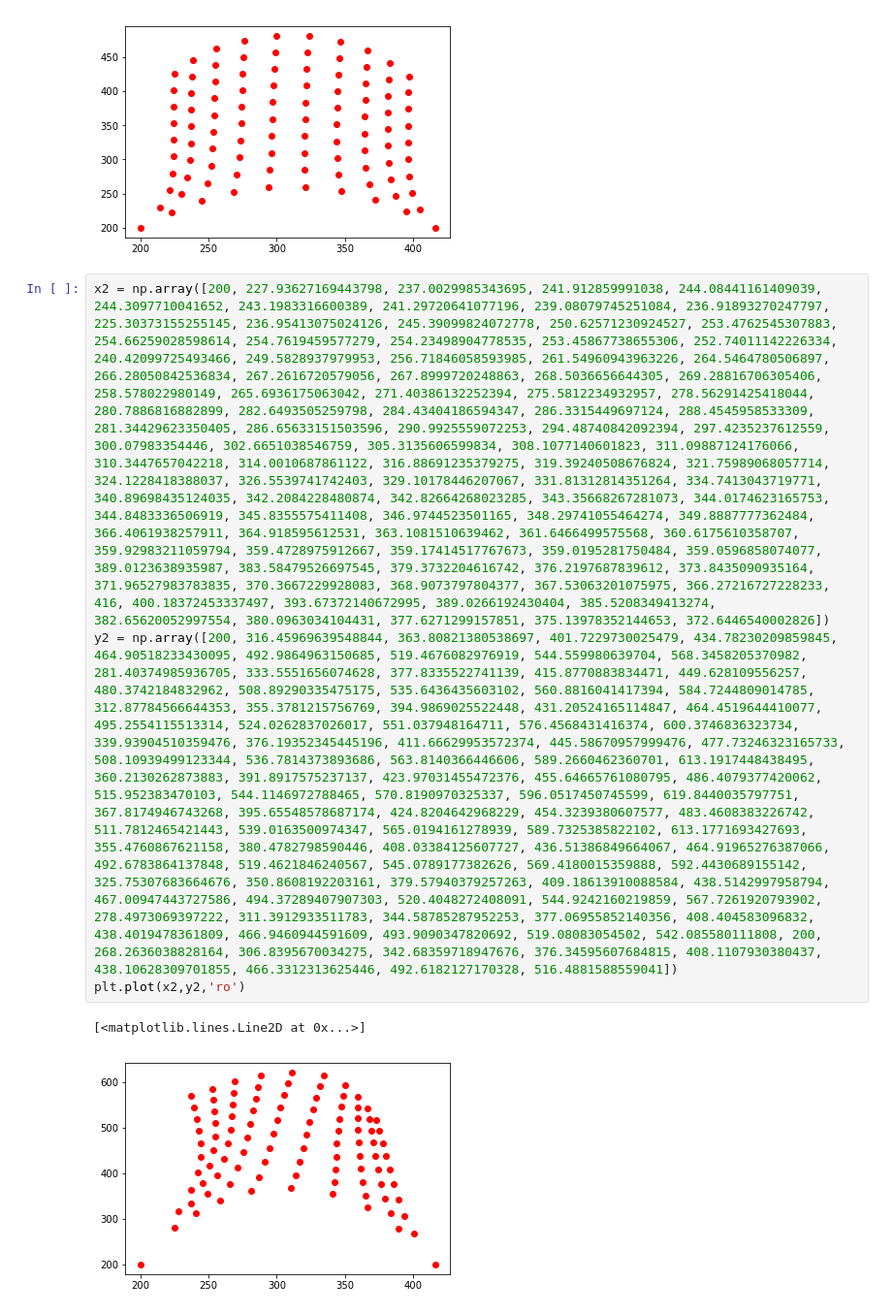
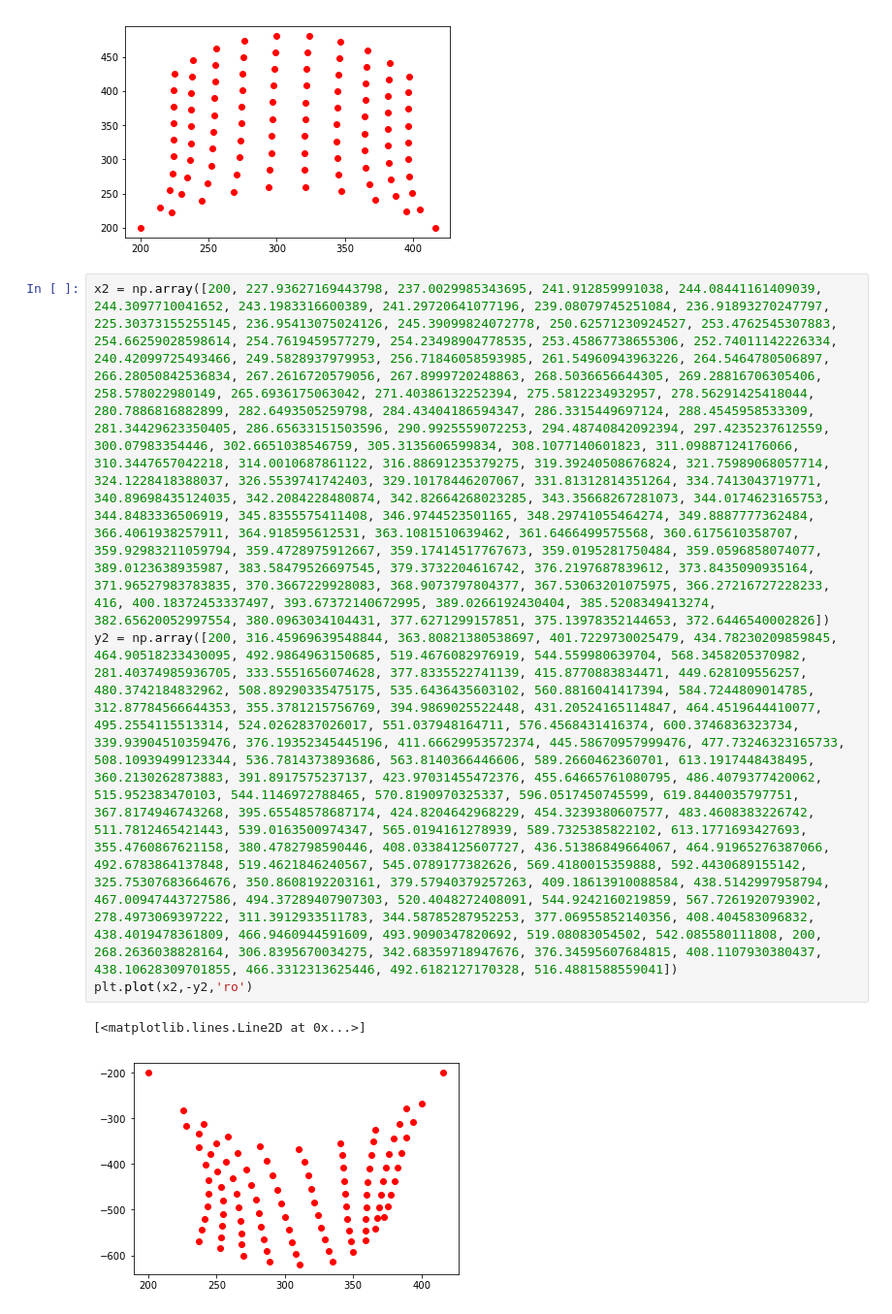
Before and after one commit to anan5397/Cloth-simulation, a Jupyter notebook: PLOT.ipynb, the cells around one changed output. Shown at 97% size. Cells and saved outputs as stored; diff of their text form.

```diff
--- a/PLOT.ipynb
+++ b/PLOT.ipynb
@@ -38,4 +38,4 @@ y2 = np.array([200, 316.45969639548844, 363.80821380538697, 401.7229730025479, 4
-plt.plot(x2,y2,'ro')
+plt.plot(x2,-y2,'ro')
 # %% [output]
 [<matplotlib.lines.Line2D at 0x...>]
-[figure, old version]
+[figure, new version]
```
Also changed, not shown: parts of 2 cells of this notebook.
